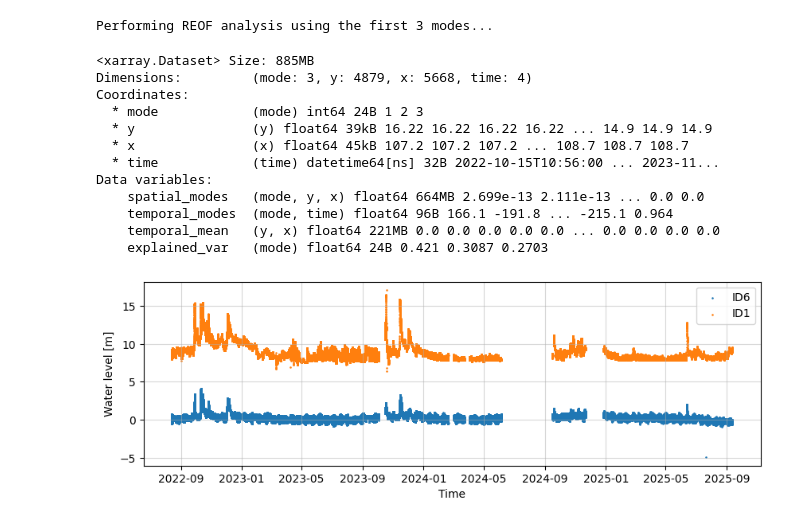
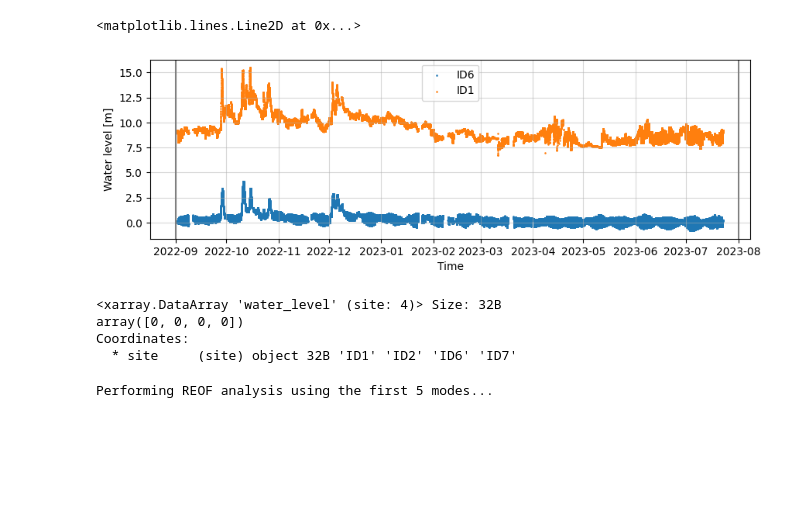
Before and after one commit to Deltares-research/EO-Flood-Ops, a Jupyter notebook: notebooks/06_test_fier.ipynb, the cells around one changed output. Cells and saved outputs as stored; diff of their text form; code cells hidden in the pictures; blank space fills up the shorter version.

```diff
--- a/notebooks/06_test_fier.ipynb
+++ b/notebooks/06_test_fier.ipynb
@@ -287,0 +53,8 @@ def reof(
+# %%
+ds = download_gfm(
+    bbox = (108.04893596289713, 15.767737848300511, 108.40355764191061,16.080839719319691),
+    bands=["ensemble_water_extent"],
+    start_time=datetime(2022, 9, 1),
+    end_time=datetime(2023, 8, 1),
+    groupby="solar_day",
+)
@@ -287,0 +79,5 @@ def reof(
+# %%
+threshold = 0.5
+# if 50% of the pixels are no data VALUE 255 then exclude
+# this is done because we have edge cases
+ds = ds.where((ds["ensemble_water_extent"] != 255).sum(dim=["x", "y"]) / (ds["ensemble_water_extent"].shape[1] * ds["ensemble_water_extent"].shape[2]) > threshold, drop=True)
@@ -288,25 +120,39 @@ def reof(
+# %%
+fig, ax = plt.subplots(figsize=(10, 3))
+
+# Plot water level for site ID6 as points
+ax.scatter(da_water.sel(site="ID6").time, da_water.sel(site="ID6").values, label="ID6", s=0.7)
+ax.scatter(da_water.sel(site="ID6").time, da_water.sel(site="ID1").values, label="ID1", s=0.7)
+
+ax.set_xlabel("Time")
+ax.set_ylabel("Water level [m]")
+ax.legend()
+ax.grid(True, alpha=0.5)
+
+# put vertical line in the gfm data download period
+ax.axvline(datetime(2022, 9, 1), color="gray", label="GFM Download Start")
+ax.axvline(datetime(2023, 8, 1), color="gray", label="GFM Download End")
+# %% [output]
+<matplotlib.lines.Line2D at 0x...>
+[figure, added]
+# %%
+# interpolate missing values in water level data
+da_water = da_water.interpolate_na(dim="time", method="linear")
+
+# check if there are still missing values
+da_water.isnull().sum(dim="time")
+# %% [output]
+<xarray.DataArray 'water_level' (site: 4)> Size: 32B
+array([0, 0, 0, 0])
+Coordinates:
+  * site     (site) object 32B 'ID1' 'ID2' 'ID6' 'ID7'
 # %%
-eof_result = reof(
-    da=ds["floodmap"],
-    n_modes=3,
-    significance_test=False,
+eof_ds = reof(
+    da=ds["ensemble_water_extent"],
+    n_modes=5,
+    # significance_test=True,
     y_dim= "y",
     x_dim= "x",
 )
 # %% [output]
-Performing REOF analysis using the first 3 modes...
+Performing REOF analysis using the first 5 modes...
-# %%
-eof_result
-# %% [output]
-<xarray.Dataset> Size: 885MB
-Dimensions:         (mode: 3, y: 4879, x: 5668, time: 4)
-Coordinates:
-  * mode            (mode) int64 24B 1 2 3
-  * y               (y) float64 39kB 16.22 16.22 16.22 16.22 ... 14.9 14.9 14.9
-  * x               (x) float64 45kB 107.2 107.2 107.2 ... 108.7 108.7 108.7
-  * time            (time) datetime64[ns] 32B 2022-10-15T10:56:00 ... 2023-11...
-Data variables:
-    spatial_modes   (mode, y, x) float64 664MB 2.699e-13 2.111e-13 ... 0.0 0.0
-    temporal_modes  (mode, time) float64 96B 166.1 -191.8 ... -215.1 0.964
-    temporal_mean   (y, x) float64 221MB 0.0 0.0 0.0 0.0 0.0 ... 0.0 0.0 0.0 0.0
-    explained_var   (mode) float64 24B 0.421 0.3087 0.2703
@@ -336,13 +158,0 @@ da_water = xr.DataArray(
-# %%
-fig, ax = plt.subplots(figsize=(10, 3))
-
-# Plot water level for site ID6 as points
-ax.scatter(da_water.sel(site="ID6").time, da_water.sel(site="ID6").values, label="ID6", s=0.7)
-ax.scatter(da_water.sel(site="ID6").time, da_water.sel(site="ID1").values, label="ID1", s=0.7)
-
-ax.set_xlabel("Time")
-ax.set_ylabel("Water level [m]")
-ax.legend()
-ax.grid(True, alpha=0.5)
-# %% [output]
-[figure, removed]
```
Also changed, not shown: parts of 42 cells of this notebook, 2 other files.
